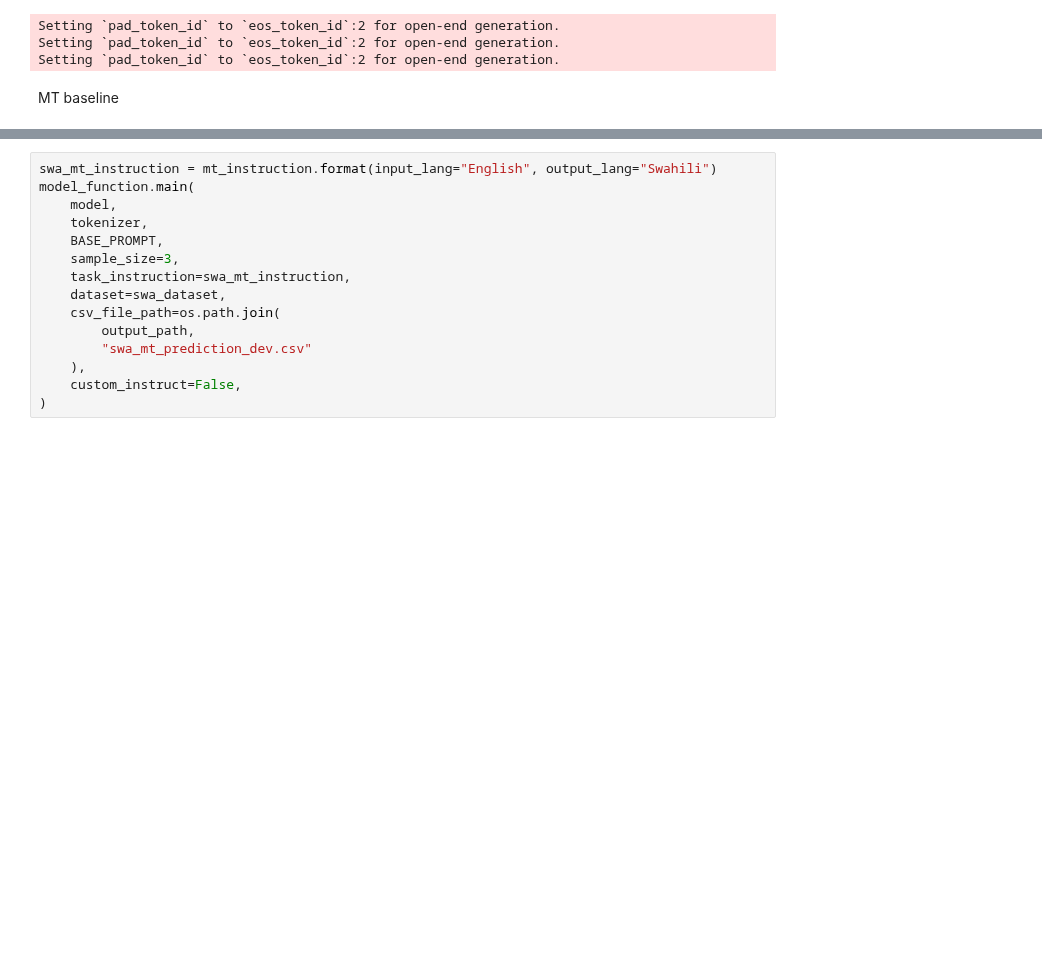
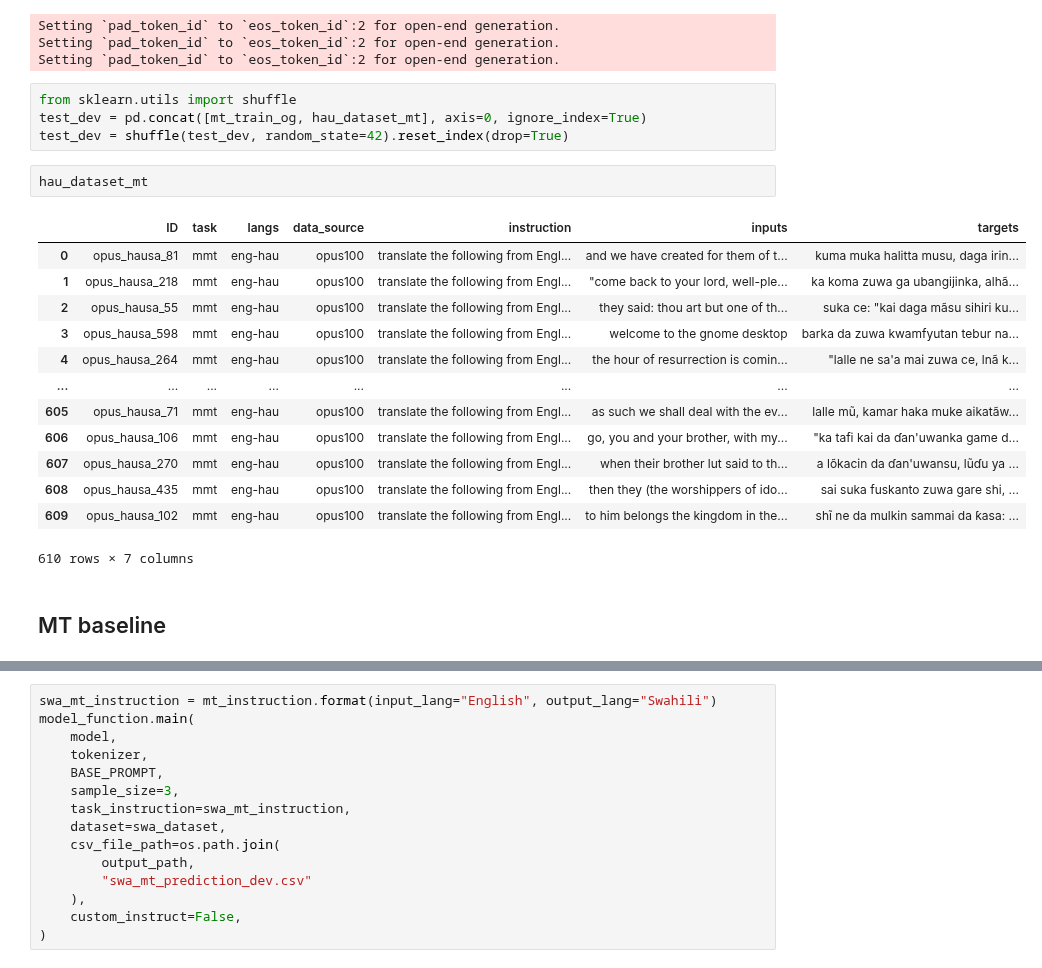
Before and after one commit to melissafasol/InkubaLM-Challenge, a Jupyter notebook: notebooks_ab/evaluation.ipynb, the cells around one changed output, grey strips where cells are left out. Cells and saved outputs as stored; diff of their text form; blank space fills up the shorter version.

Commit message:
data processing

```diff
--- a/notebooks_ab/evaluation.ipynb
+++ b/notebooks_ab/evaluation.ipynb
@@ -186,5 +194,25 @@ model_function.main(
 Setting `pad_token_id` to `eos_token_id`:2 for open-end generation.
 Setting `pad_token_id` to `eos_token_id`:2 for open-end generation.
 Setting `pad_token_id` to `eos_token_id`:2 for open-end generation.
-# %% [markdown]
-MT baseline
+# %%
+from sklearn.utils import shuffle
+test_dev = pd.concat([mt_train_og, hau_dataset_mt], axis=0, ignore_index=True)
+test_dev = shuffle(test_dev, random_state=42).reset_index(drop=True)
+# %%
+hau_dataset_mt
+# %% [output]
+|  | ID | task | langs | data_source | instruction | inputs | targets |
+| 0 | opus_hausa_81 | mmt | eng-hau | opus100 | translate the following from Engl... | and we have created for them of t... | kuma muka halitta musu, daga irin... |
+| 1 | opus_hausa_218 | mmt | eng-hau | opus100 | translate the following from Engl... | "come back to your lord, well-ple... | ka koma zuwa ga ubangijinka, alhã... |
+| 2 | opus_hausa_55 | mmt | eng-hau | opus100 | translate the following from Engl... | they said: thou art but one of th... | suka ce: "kai daga mãsu sihiri ku... |
+| 3 | opus_hausa_598 | mmt | eng-hau | opus100 | translate the following from Engl... | welcome to the gnome desktop | barka da zuwa kwamfyutan tebur na... |
+| 4 | opus_hausa_264 | mmt | eng-hau | opus100 | translate the following from Engl... | the hour of resurrection is comin... | "lalle ne sa'a mai zuwa ce, lnã k... |
+| ... | ... | ... | ... | ... | ... | ... | ... |
+| 605 | opus_hausa_71 | mmt | eng-hau | opus100 | translate the following from Engl... | as such we shall deal with the ev... | lalle mũ, kamar haka muke aikatãw... |
+| 606 | opus_hausa_106 | mmt | eng-hau | opus100 | translate the following from Engl... | go, you and your brother, with my... | "ka tafi kai da ɗan'uwanka game d... |
+| 607 | opus_hausa_270 | mmt | eng-hau | opus100 | translate the following from Engl... | when their brother lut said to th... | a lõkacin da ɗan'uwansu, lũɗu ya ... |
+| 608 | opus_hausa_435 | mmt | eng-hau | opus100 | translate the following from Engl... | then they (the worshippers of ido... | sai suka fuskanto zuwa gare shi, ... |
+| 609 | opus_hausa_102 | mmt | eng-hau | opus100 | translate the following from Engl... | to him belongs the kingdom in the... | shĩ ne da mulkin sammai da ƙasa: ... |
+610 rows × 7 columns
+# %% [markdown]
+## MT baseline
```
Also changed, not shown: parts of 23 cells of this notebook.
